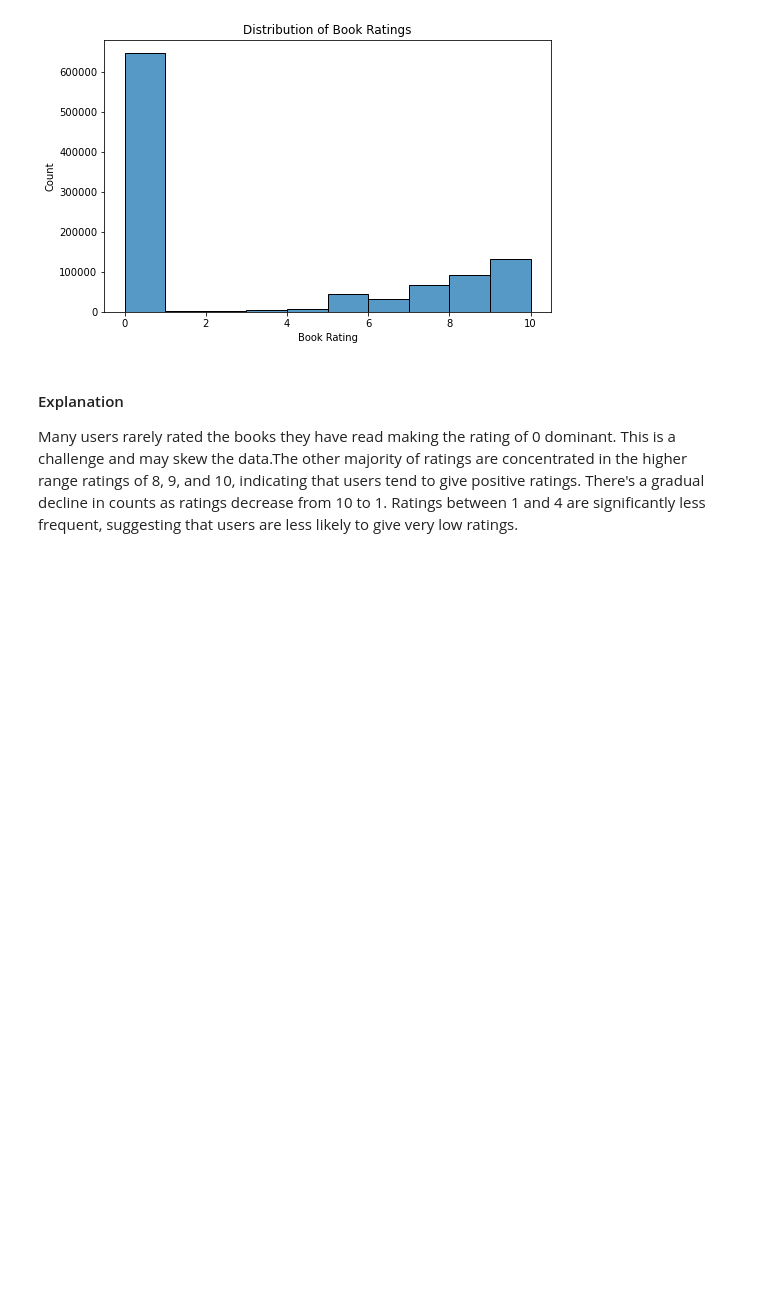
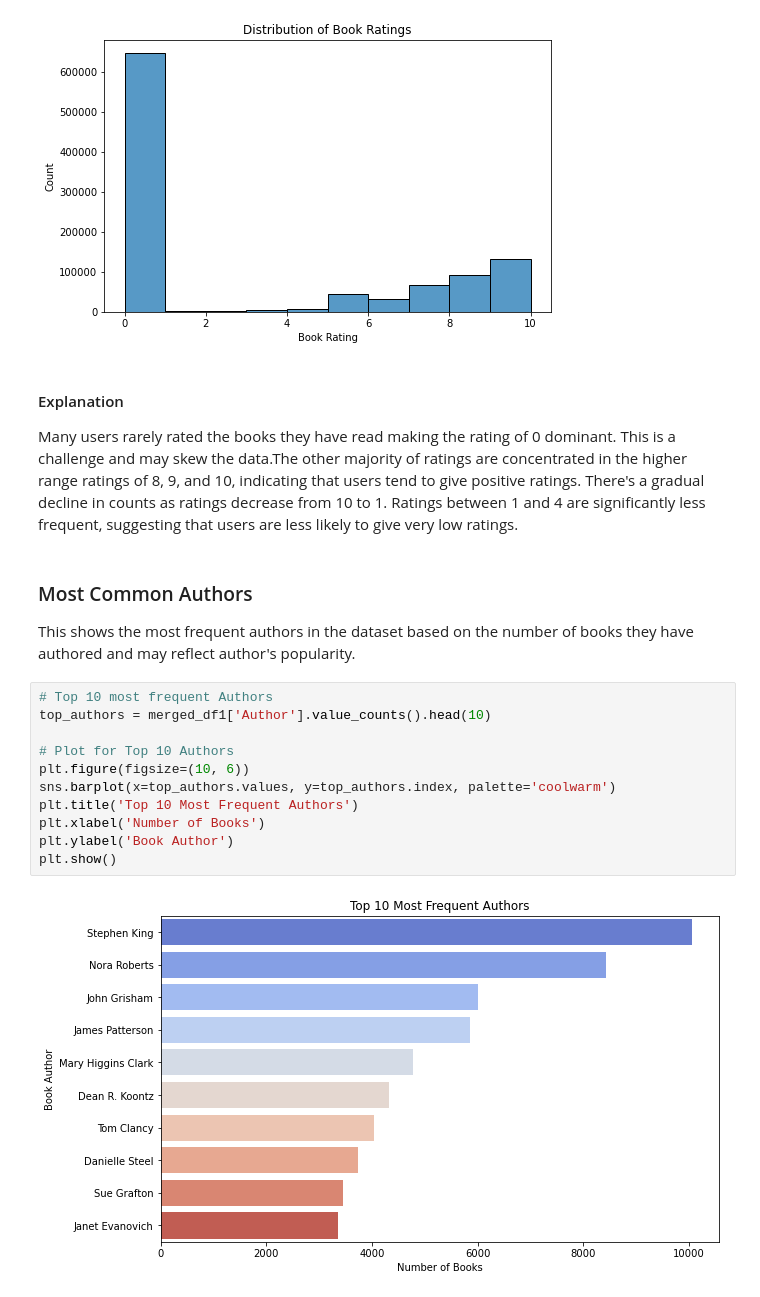
Before and after one commit to aritamichael/Final_Project_4_Moringa, a Jupyter notebook: index.ipynb, the cells around one changed output. Drawn from its saved outputs; the diff is of its cells as text; blank space fills up the shorter version.

Commit message:
plotted a graph of no. of books rating and book authours

```diff
--- a/index.ipynb
+++ b/index.ipynb
@@ -337,3 +337,19 @@ plt.show()
 # %% [markdown]
 #### Explanation
 Many users rarely rated the books they have read making the rating of 0 dominant. This is a challenge and may skew the data.The other majority of ratings are concentrated in the higher range ratings of 8, 9, and 10, indicating that users tend to give positive ratings. There's a gradual decline in counts as ratings decrease from 10 to 1. Ratings between 1 and 4 are significantly less frequent, suggesting that users are less likely to give very low ratings.
+# %% [markdown]
+### Most Common Authors
+This shows the most frequent authors in the dataset based on the number of books they have authored and may reflect author's popularity.
+# %%
+# Top 10 most frequent Authors
+top_authors = merged_df1['Author'].value_counts().head(10)
+
+# Plot for Top 10 Authors
+plt.figure(figsize=(10, 6))
+sns.barplot(x=top_authors.values, y=top_authors.index, palette='coolwarm')
+plt.title('Top 10 Most Frequent Authors')
+plt.xlabel('Number of Books')
+plt.ylabel('Book Author')
+plt.show()
+# %% [output]
+[figure, added]
```
Also changed, not shown: parts of 1 cell of this notebook.
